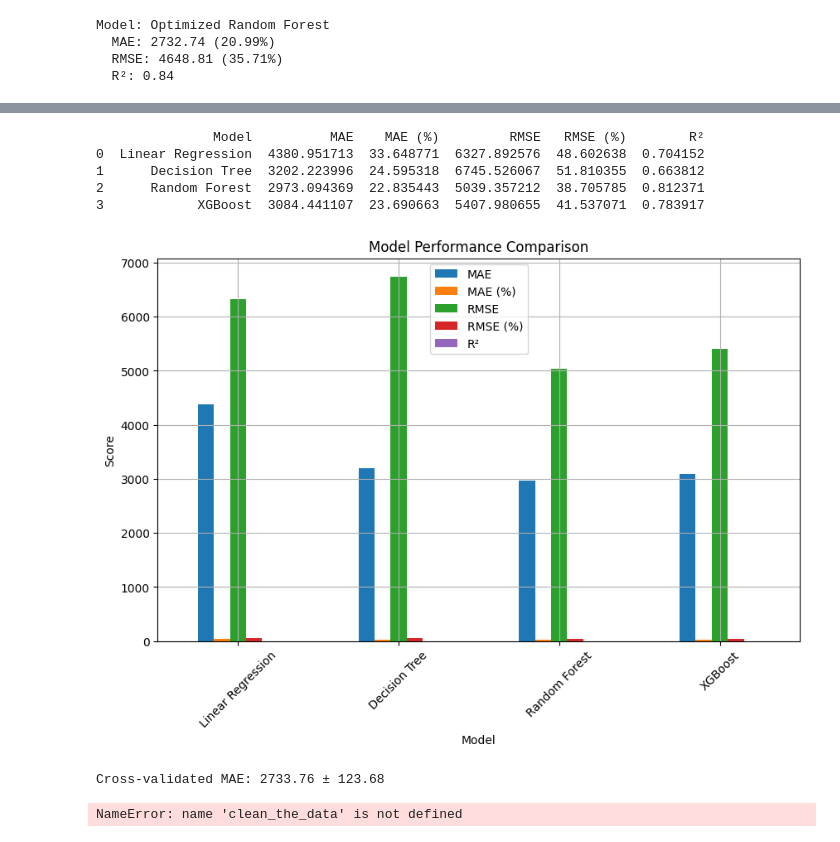
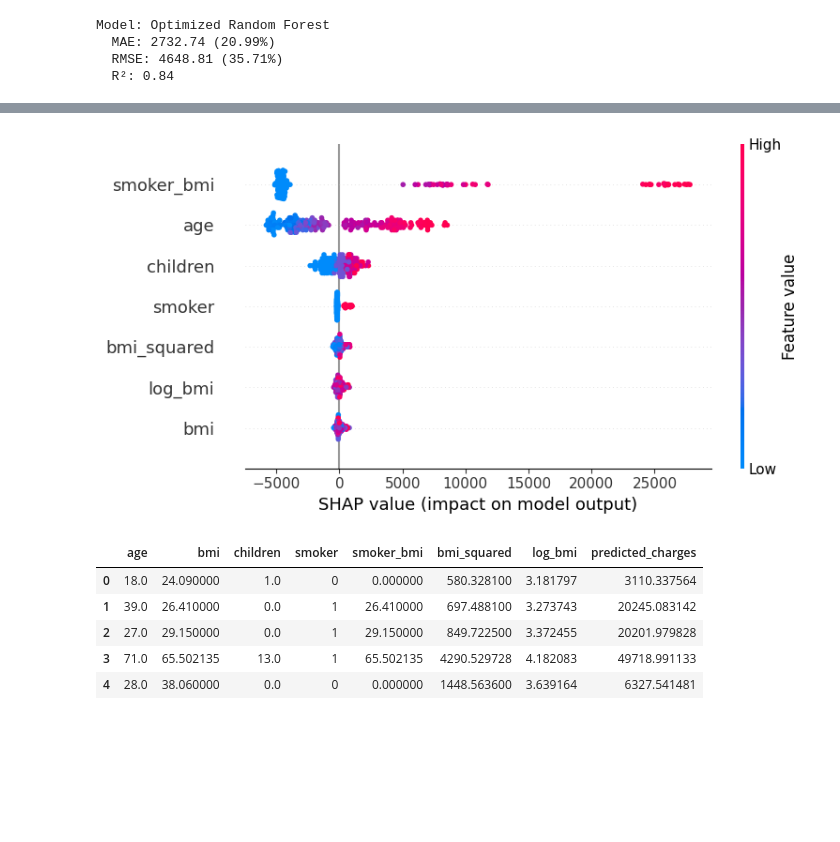
Before and after one commit to Ghaiath/Pythonprogrammering-for-AI-utveckling-HT24, a Jupyter notebook: Projects/project2/notebook.ipynb, the cells around one changed output, grey strips where cells are left out. Drawn from its saved outputs; the diff is of its cells as text; code cells hidden in the pictures; blank space fills up the shorter version.

```diff
--- a/Projects/project2/notebook.ipynb
+++ b/Projects/project2/notebook.ipynb
@@ -240,41 +278,36 @@ plt.show()
-# %%
-results_df = pd.DataFrame(results)
-print(results_df)
-
-results_df.set_index('Model').plot(kind='bar', figsize=(10, 6), grid=True)
-plt.title('Model Performance Comparison')
-plt.ylabel('Score')
-plt.xticks(rotation=45)
-plt.show()
-# %% [output]
-               Model          MAE    MAE (%)         RMSE   RMSE (%)        R²
-0  Linear Regression  4380.951713  33.648771  6327.892576  48.602638  0.704152
-1      Decision Tree  3202.223996  24.595318  6745.526067  51.810355  0.663812
-2      Random Forest  2973.094369  22.835443  5039.357212  38.705785  0.812371
-3            XGBoost  3084.441107  23.690663  5407.980655  41.537071  0.783917
-[figure, removed]
-# %%
-from sklearn.model_selection import cross_val_score
-
-scores = cross_val_score(rf_model, X, y, cv=5, scoring='neg_mean_absolute_error')
-print(f"Cross-validated MAE: {-scores.mean():.2f} ± {scores.std():.2f}")
-# %% [output]
-Cross-validated MAE: 2733.76 ± 123.68
+# %%
+import shap
+
+explainer = shap.Explainer(optimized_rf_model, X_test)
+shap_values = explainer(X_test)
+
+# Summary plot
+shap.summary_plot(shap_values, X_test)
+# %% [output]
+[figure, added]
 # %%
+# Import validation data
 val_df = pd.read_csv('validation_dataset_insurance_p1.csv')
 
-val_df_cleaned = clean_the_data(val_df)
+# Drop not important columnds from validation data
+val_df.drop(columns=["region_northeast", "region_northwest", "region_southwest", "is_male"], inplace=True)
 
-val_df_num = convert_to_numerical(val_df_cleaned)
+# Add the new features to the validation data
+val_df['smoker_bmi'] = val_df['smoker'] * val_df['bmi']
+val_df['bmi_squared'] = val_df['bmi'] ** 2
+val_df['log_bmi'] = np.log(val_df['bmi'])
 
-predictions = model.predict(val_df_num)
+predictions = optimized_rf_model.predict(val_df)
 
-validation_data = val_df_num.copy()
+validation_data = val_df.copy()
 
 validation_data['predicted_charges'] = predictions
 
-validation_data.loc[validation_data['predicted_charges'] < 1000, 'predicted_charges'] = 1000
-
 validation_data.head()
 # %% [output]
-NameError: name 'clean_the_data' is not defined
+|  | age | bmi | children | smoker | smoker_bmi | bmi_squared | log_bmi | predicted_charges |
+| 0 | 18.0 | 24.090000 | 1.0 | 0 | 0.000000 | 580.328100 | 3.181797 | 3110.337564 |
+| 1 | 39.0 | 26.410000 | 0.0 | 1 | 26.410000 | 697.488100 | 3.273743 | 20245.083142 |
+| 2 | 27.0 | 29.150000 | 0.0 | 1 | 29.150000 | 849.722500 | 3.372455 | 20201.979828 |
+| 3 | 71.0 | 65.502135 | 13.0 | 1 | 65.502135 | 4290.529728 | 4.182083 | 49718.991133 |
+| 4 | 28.0 | 38.060000 | 0.0 | 0 | 0.000000 | 1448.563600 | 3.639164 | 6327.541481 |
```
Also changed, not shown: parts of 16 cells of this notebook.
